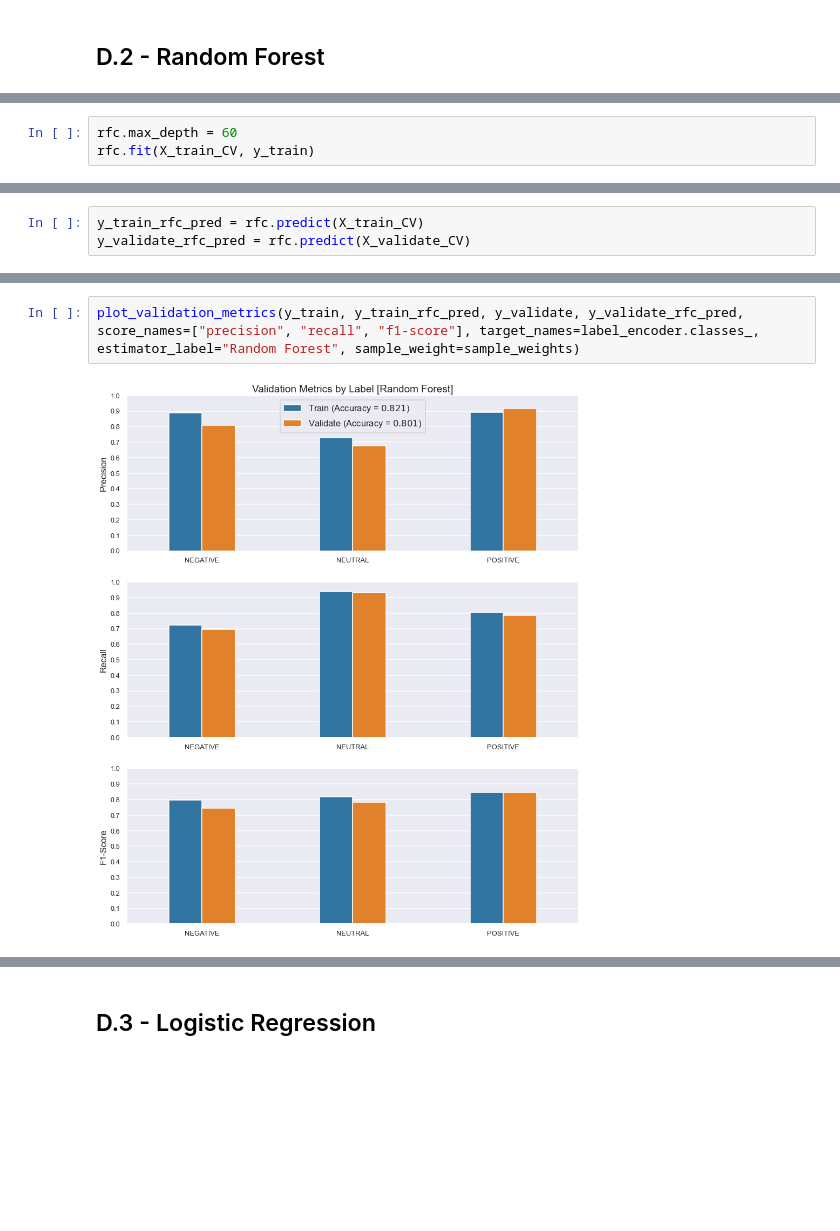
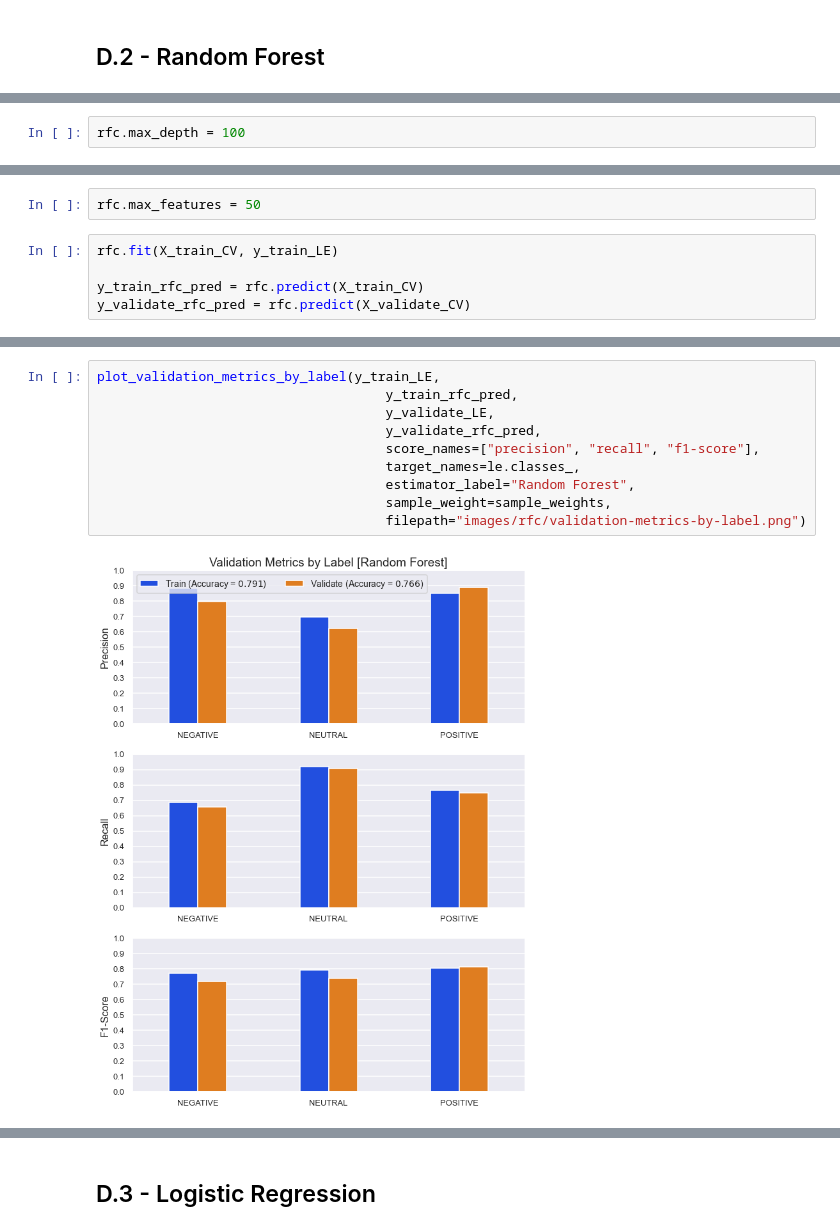
Before and after one commit to sqayum/dsc-phase-4-project, a Jupyter notebook: twitter-sentiment-analysis.ipynb, the cells around one changed output, grey strips where cells are left out. Cells and saved outputs as stored; diff of their text form; blank space fills up the shorter version.

```diff
--- a/twitter-sentiment-analysis.ipynb
+++ b/twitter-sentiment-analysis.ipynb
@@ -648,3 +1008,0 @@ plot_validation_curve(rfc,
-# %%
-rfc.max_depth = 60
-rfc.fit(X_train_CV, y_train)
@@ -653,0 +1009,2 @@ RandomForestClassifier(class_weight='balanced', max_depth=60, n_jobs=-1,
+# %%
+rfc.max_depth = 100
@@ -654,4 +1029,8 @@ RandomForestClassifier(class_weight='balanced', max_depth=60, n_jobs=-1,
+# %%
+rfc.max_features = 50
 # %%
+rfc.fit(X_train_CV, y_train_LE)
+
 y_train_rfc_pred = rfc.predict(X_train_CV)
 y_validate_rfc_pred = rfc.predict(X_validate_CV)
 # %%
@@ -661,5 +1048,13 @@ plot_confusion_matrices(y_train, y_train_rfc_pred, y_validate, y_validate_rfc_pr
 # %%
-plot_validation_metrics(y_train, y_train_rfc_pred, y_validate, y_validate_rfc_pred, score_names=["precision", "recall", "f1-score"], target_names=label_encoder.classes_, estimator_label="Random Forest", sample_weight=sample_weights)
+plot_validation_metrics_by_label(y_train_LE,
+                                     y_train_rfc_pred,
+                                     y_validate_LE,
+                                     y_validate_rfc_pred,
+                                     score_names=["precision", "recall", "f1-score"],
+                                     target_names=le.classes_,
+                                     estimator_label="Random Forest",
+                                     sample_weight=sample_weights,
+                                     filepath="images/rfc/validation-metrics-by-label.png")
 # %% [output]
-[figure, old version]
+[figure, new version]
 # %%
```
Also changed, not shown: parts of 373 cells of this notebook, 7 other files.
